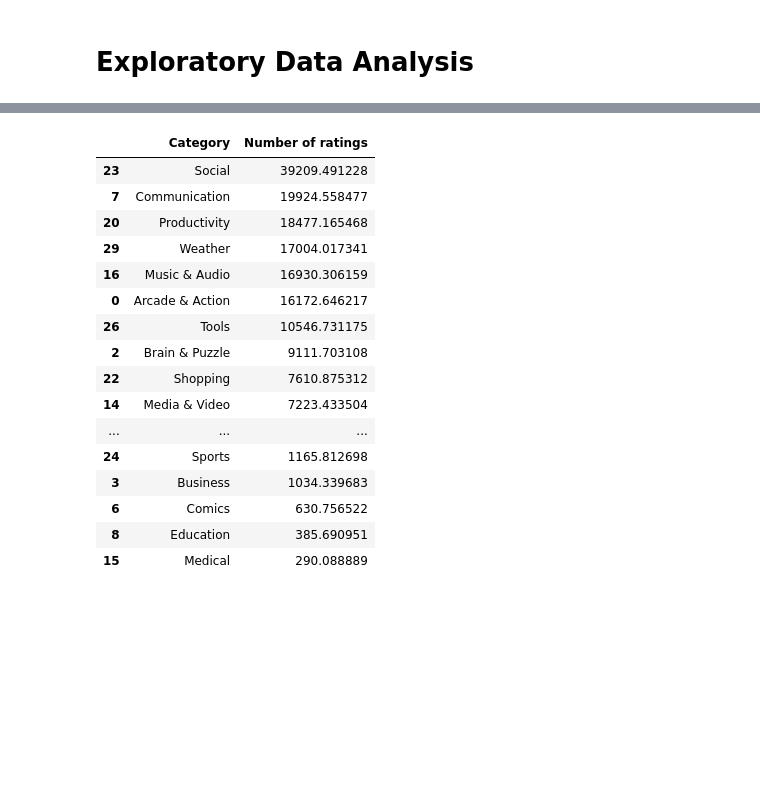
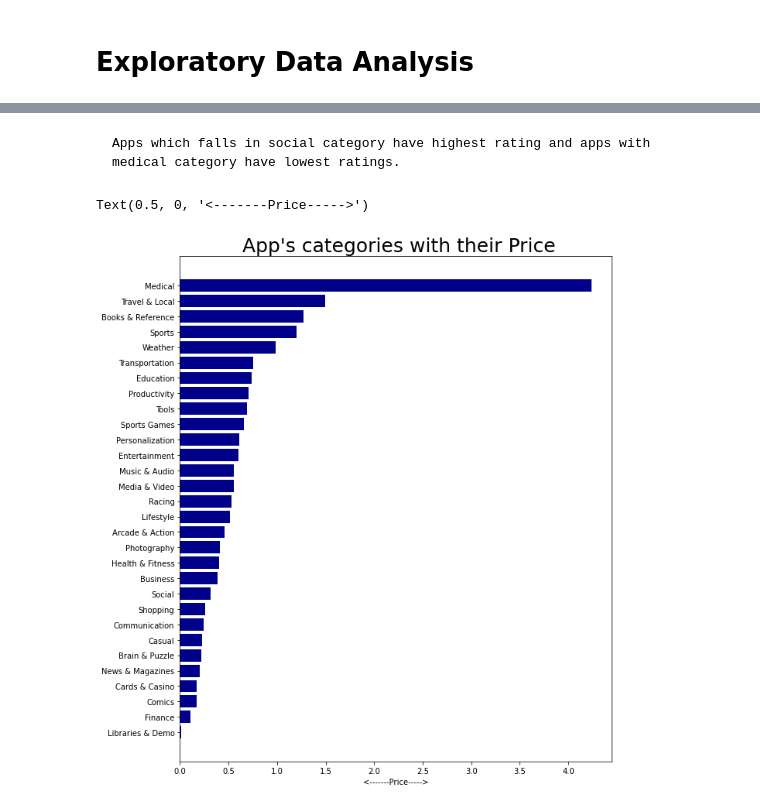
Before and after one commit to ajayn3300/Android-Authenticity-Prediction--Classification-, a Jupyter notebook: ANDRIOD_AUTHENTICITY_PREDICTION.ipynb, the cells around one changed output, grey strips where cells are left out. Saved outputs shown, nothing was run; the diff lists cells and outputs as text; code cells hidden in the pictures; blank space fills up the shorter version.

```diff
--- a/ANDRIOD_AUTHENTICITY_PREDICTION.ipynb
+++ b/ANDRIOD_AUTHENTICITY_PREDICTION.ipynb
@@ -682,20 +688,12 @@ Text(0.5, 1.0, ' Apps categories with their ratings')
-# %%
-hr
-# %% [output]
-|  | Category | Number of ratings |
-| 23 | Social | 39209.491228 |
-| 7 | Communication | 19924.558477 |
-| 20 | Productivity | 18477.165468 |
-| 29 | Weather | 17004.017341 |
-| 16 | Music & Audio | 16930.306159 |
-| 0 | Arcade & Action | 16172.646217 |
-| 26 | Tools | 10546.731175 |
-| 2 | Brain & Puzzle | 9111.703108 |
-| 22 | Shopping | 7610.875312 |
-| 14 | Media & Video | 7223.433504 |
-| ... | ... | ... |
-| 24 | Sports | 1165.812698 |
-| 3 | Business | 1034.339683 |
-| 6 | Comics | 630.756522 |
-| 8 | Education | 385.690951 |
-| 15 | Medical | 290.088889 |
+# %% [markdown]
+    Apps which falls in social category have highest rating and apps with medical category have lowest ratings.
+# %%
+# categories with their prices
+plt.figure(figsize=(10,12))
+hp=df.groupby('Category')['Price'].mean().reset_index().sort_values(by=['Price'])
+plt.barh(hp['Category'],hp['Price'],color='darkblue')
+plt.title(" App's categories with their Price",fontsize=25)
+plt.xlabel('<-------Price----->',fontsize=10)
+# %% [output]
+Text(0.5, 0, '<-------Price----->')
+[figure, added]
```
Also changed, not shown: parts of 20 cells of this notebook.
